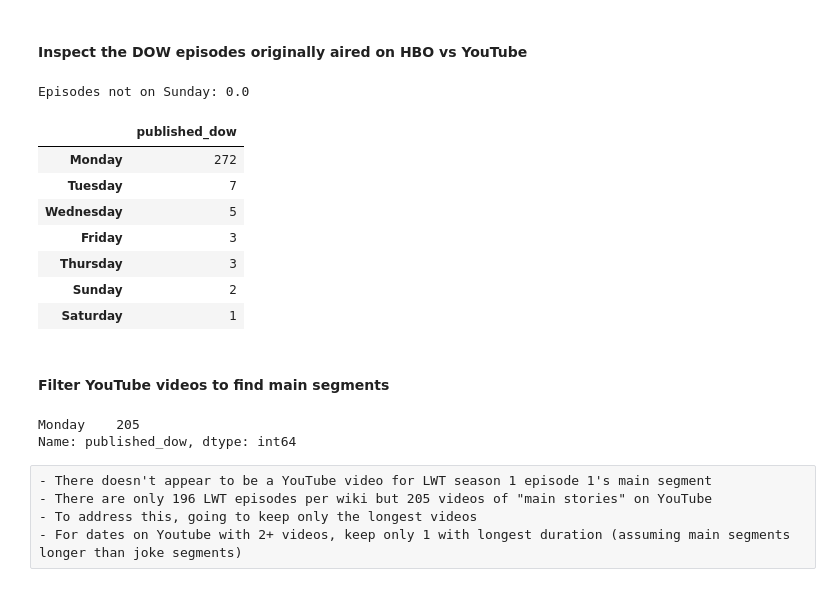
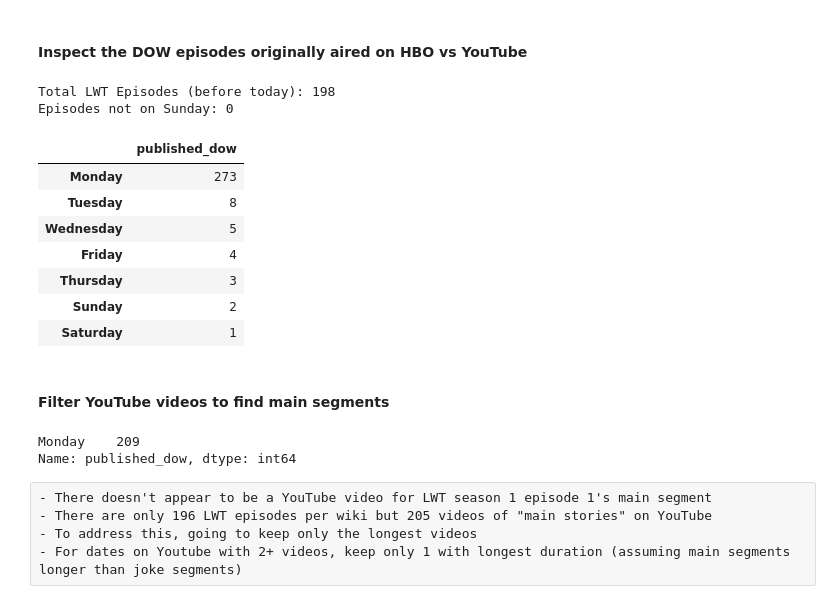
Before and after one commit to jweisman11/lastweektonight, a Jupyter notebook: analyze_lwt_text.ipynb, the cells around one changed output. Saved outputs shown, nothing was run; the diff lists cells and outputs as text; code cells hidden in the pictures.

Commit message:
broke out supporting functions & persisted data sources

```diff
--- a/analyze_lwt_text.ipynb
+++ b/analyze_lwt_text.ipynb
@@ -203,26 +116,27 @@ lwt_episodes_yt.to_csv('data/lwt_episodes_yt.csv', header=True, index=False)
 #### Inspect the DOW episodes originally aired on HBO vs YouTube
 # %%
 # Test whether all LWT episodes aired on Sunday
-# Confirmed all LWT episodes aired on Sunday
-print(f"Episodes not on Sunday: {lwt_episodes_wiki[lwt_episodes_wiki['air_date'].dt.day_name() != 'Sunday'].sum().sum()}")
+lwt_episodes_wiki = pd.read_csv('data/lwt_episodes_wiki.csv', header=0, parse_dates=['air_date'])
+print(f'Total LWT Episodes (before today): {lwt_episodes_wiki[lwt_episodes_wiki.air_date < datetime.datetime.now() - datetime.timedelta(days=1)].shape[0]}') # ran on Sunday so exlcuded today's episode
+print(f"Episodes not on Sunday: {lwt_episodes_wiki[lwt_episodes_wiki['air_date'].dt.day_name() != 'Sunday'].sum().sum():.0f}")
 # %% [output]
-Episodes not on Sunday: 0.0
+Total LWT Episodes (before today): 198
+Episodes not on Sunday: 0
 # %%
 # Inspect when LWT episodes appeared on YT
 # Almost all episodes aired on Monday
 # Assuming it takes at least 1 day for HBO teamt to load main story to YouTube
 # Assuming videos published on other DOWs are not main segments (e.g., web exclusives, extras)
-lwt_episodes_yt = pd.read_csv('data/lwt_episodes_yt.csv', header=0)
-lwt_episodes_yt['published_date'] = pd.to_datetime(lwt_episodes_yt['publishedAt'])
-lwt_episodes_yt['published_date_short'] = lwt_episodes_yt['published_date'].dt.date
-lwt_episodes_yt['published_dow'] = lwt_episodes_yt['published_date'].dt.day_name()
+lwt_episodes_yt = pd.read_csv('data/lwt_episodes_yt.csv', header=0, parse_dates=['publishedAt'])
+lwt_episodes_yt['published_date'] = lwt_episodes_yt['publishedAt'].dt.date
+lwt_episodes_yt['published_dow'] = lwt_episodes_yt['publishedAt'].dt.day_name()
 pd.DataFrame(lwt_episodes_yt.published_dow.value_counts(normalize=False, sort=True))
 # %% [output]
 |  | published_dow |
-| Monday | 272 |
-| Tuesday | 7 |
+| Monday | 273 |
+| Tuesday | 8 |
 | Wednesday | 5 |
-| Friday | 3 |
+| Friday | 4 |
 | Thursday | 3 |
 | Sunday | 2 |
 | Saturday | 1 |
@@ -248,7 +162,7 @@ main_segments_yt = main_segments_yt[main_segments_yt.duration_in_seconds >= 60*5
 main_segments_yt = main_segments_yt[main_segments_yt.published_dow == 'Monday']
 main_segments_yt.published_dow.value_counts()
 # %% [output]
-Monday    205
+Monday    209
 Name: published_dow, dtype: int64
 # %% [raw]
 - There doesn't appear to be a YouTube video for LWT season 1 episode 1's main segment
```
Also changed, not shown: parts of 18 cells of this notebook, 5 other files.
